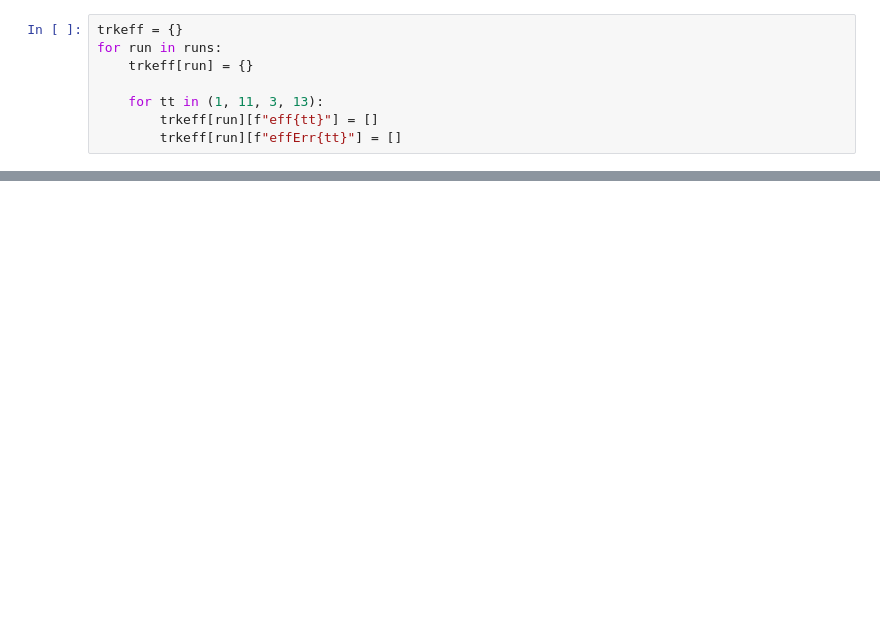
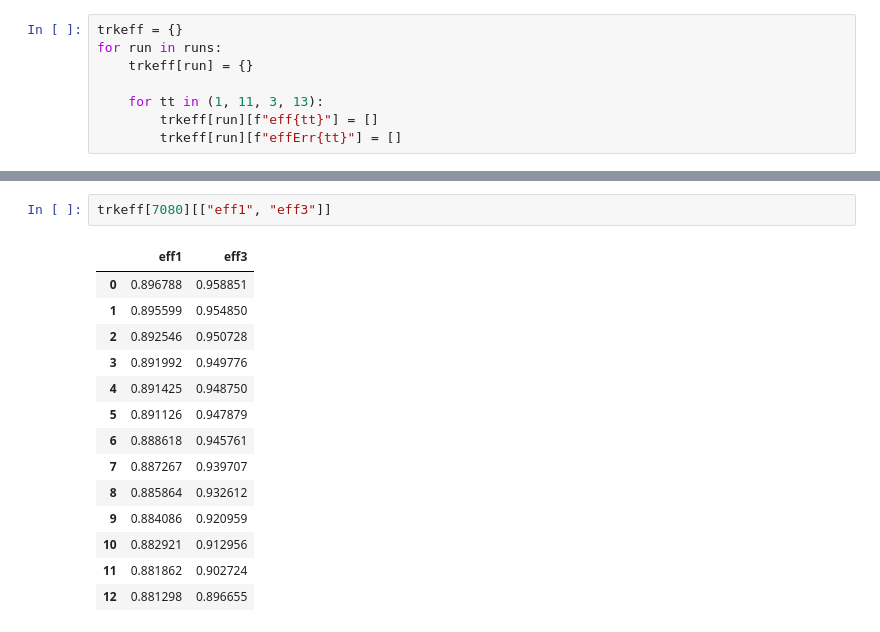
Before and after one commit to idionisov/sndMuonFlux, a Jupyter notebook: trkeff/trkeff-chi2ndf.ipynb, the cells around one changed output, grey strips where cells are left out. Saved outputs shown, nothing was run; the diff lists cells and outputs as text; blank space fills up the shorter version.

```diff
--- a/trkeff/trkeff-chi2ndf.ipynb
+++ b/trkeff/trkeff-chi2ndf.ipynb
@@ -68,0 +149,17 @@ plt.show()
+# %%
+trkeff[7080][["eff1", "eff3"]]
+# %% [output]
+|  | eff1 | eff3 |
+| 0 | 0.896788 | 0.958851 |
+| 1 | 0.895599 | 0.954850 |
+| 2 | 0.892546 | 0.950728 |
+| 3 | 0.891992 | 0.949776 |
+| 4 | 0.891425 | 0.948750 |
+| 5 | 0.891126 | 0.947879 |
+| 6 | 0.888618 | 0.945761 |
+| 7 | 0.887267 | 0.939707 |
+| 8 | 0.885864 | 0.932612 |
+| 9 | 0.884086 | 0.920959 |
+| 10 | 0.882921 | 0.912956 |
+| 11 | 0.881862 | 0.902724 |
+| 12 | 0.881298 | 0.896655 |
```
Also changed, not shown: parts of 8 cells of this notebook, 17 other files.
